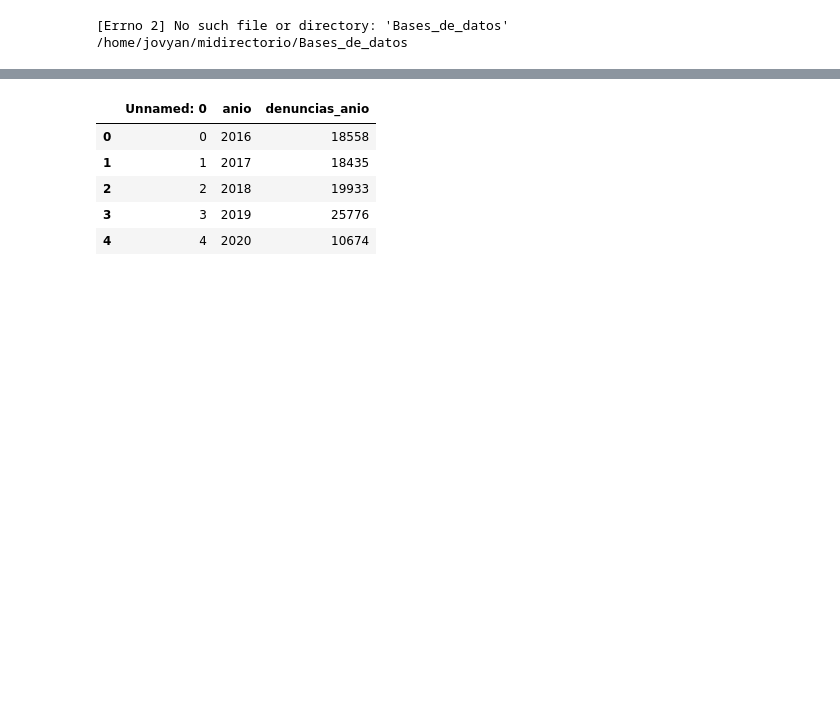
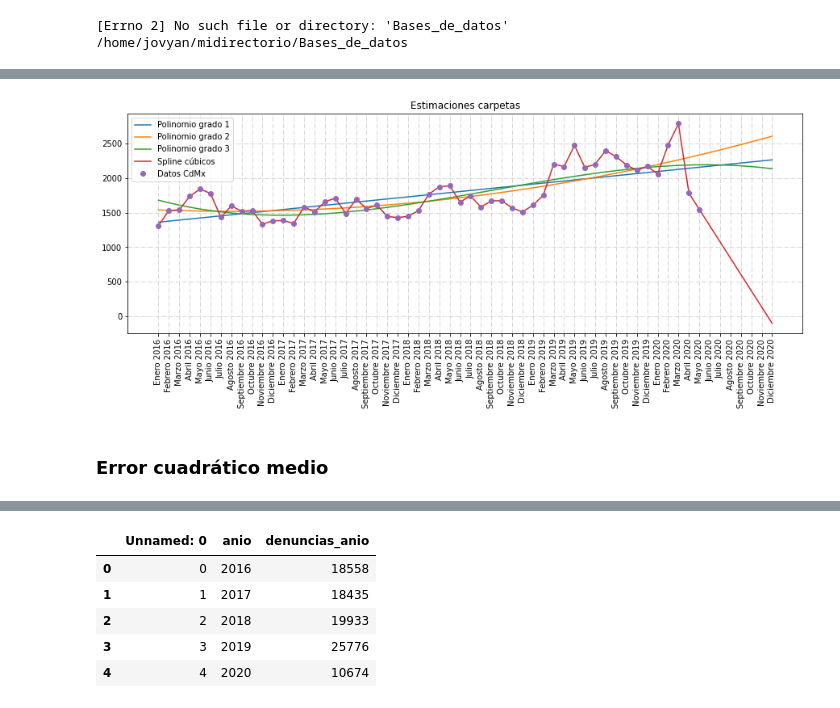
Before and after one commit to prope-2020-gh-classroom/practica-final-por-equipos-verano-2020-itam-patyua, a Jupyter notebook: Estimaciones.ipynb, the cells around one changed output, grey strips where cells are left out. Cells and saved outputs as stored; diff of their text form; code cells hidden in the pictures; blank space fills up the shorter version.

```diff
--- a/Estimaciones.ipynb
+++ b/Estimaciones.ipynb
@@ -33,0 +120,30 @@ README.md
+# %%
+y3 = np.hstack((y_pol_3,y_estim_3))
+# %%
+splin = np.hstack((y_spl,y_estim_spl))
+# %%
+w = ["Junio 2020", "Julio 2020", "Agosto 2020", "Septiembre 2020", "Octubre 2020", "Noviembre 2020", "Diciembre 2020"]
+# %%
+x_eval = np.hstack((g,w))
+# %%
+fig = plt.figure(figsize=(15, 5))
+plt.plot(x_eval, y1,
+         x_eval, y2,
+         x_eval, y3,
+         x_eval, splin,
+         x, y, 'o')
+plt.legend(["Polinomio grado 1",
+           "Polinomio grado 2",
+           "Polinomio grado 3",
+           "Spline cúbicos",
+           "Datos CdMx"])
+plt.rc('grid', linestyle="-.", color='#CCCCCC')
+plt.xticks(rotation='vertical',fontsize=10)
+plt.grid(True)
+plt.savefig('Estim_carpetas.png')
+plt.title("Estimaciones carpetas")
+plt.show()
+# %% [output]
+[figure, added]
+# %% [markdown]
+### Error cuadrático medio
```
Also changed, not shown: parts of 57 cells of this notebook.
